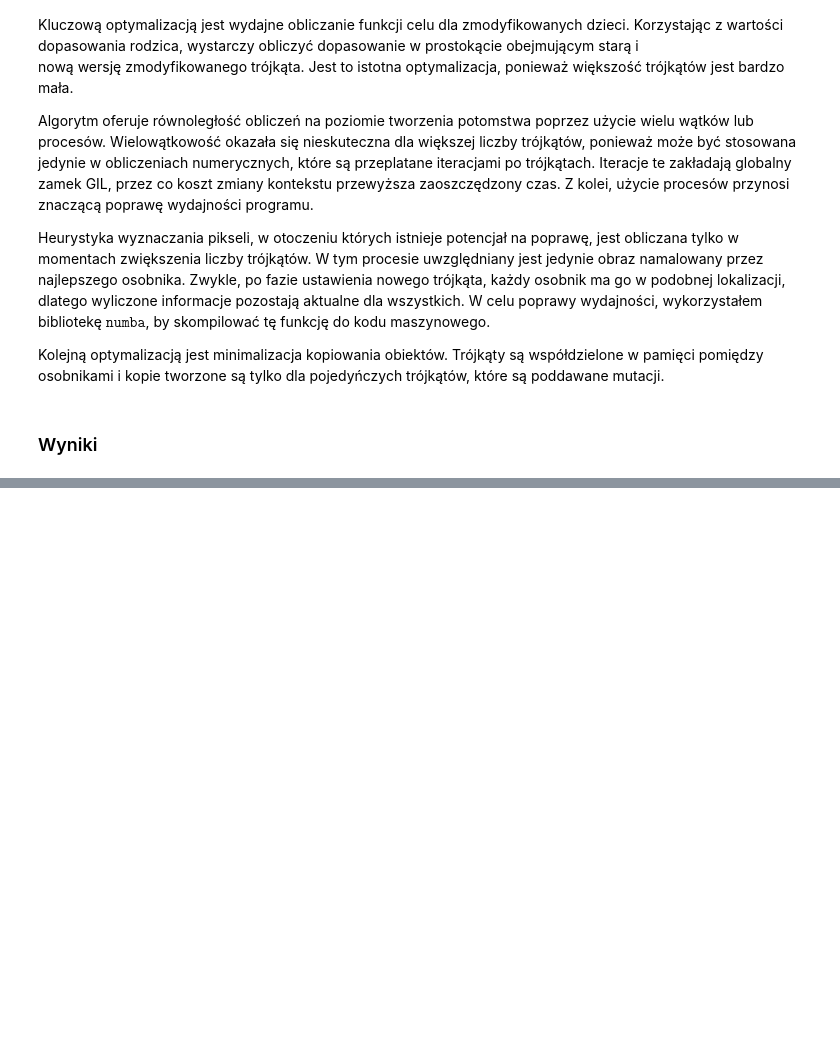
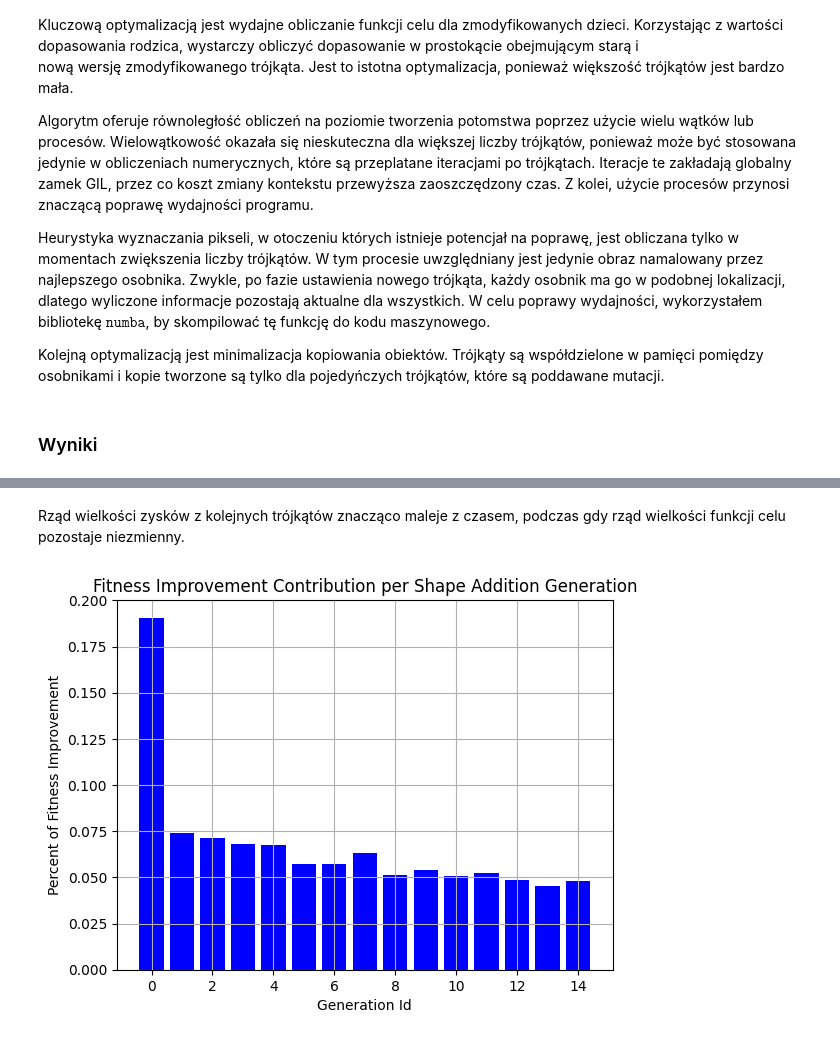
Before and after one commit to Bohun9/TriArt, a Jupyter notebook: report.ipynb, the cells around one changed output, grey strips where cells are left out. Drawn from its saved outputs; the diff is of its cells as text; code cells hidden in the pictures; blank space fills up the shorter version.

```diff
--- a/report.ipynb
+++ b/report.ipynb
@@ -76,0 +85,7 @@ fig1, fig2, fig3 = generate_visuals.create_graphs("images/mona_lisa.jpg", "mona3
+# %% [markdown]
+Rząd wielkości zysków z kolejnych trójkątów znacząco maleje z czasem, podczas gdy rząd wielkości
+funkcji celu pozostaje niezmienny.
+# %%
+visualizer.draw_fitness_contribution()
+# %% [output]
+[figure, added]
```
Also changed, not shown: parts of 18 cells of this notebook, 4 other files.
